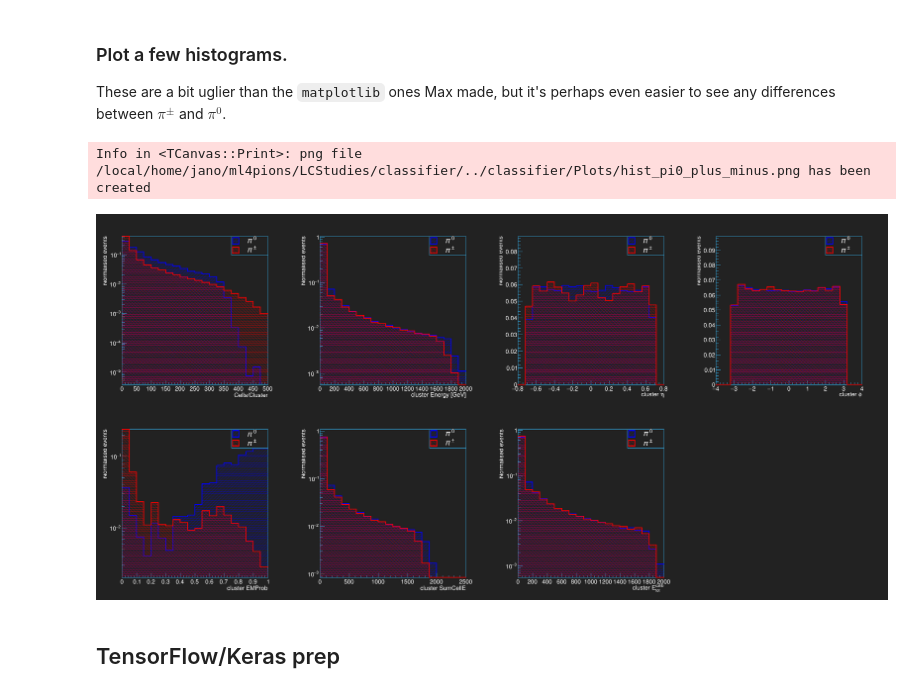
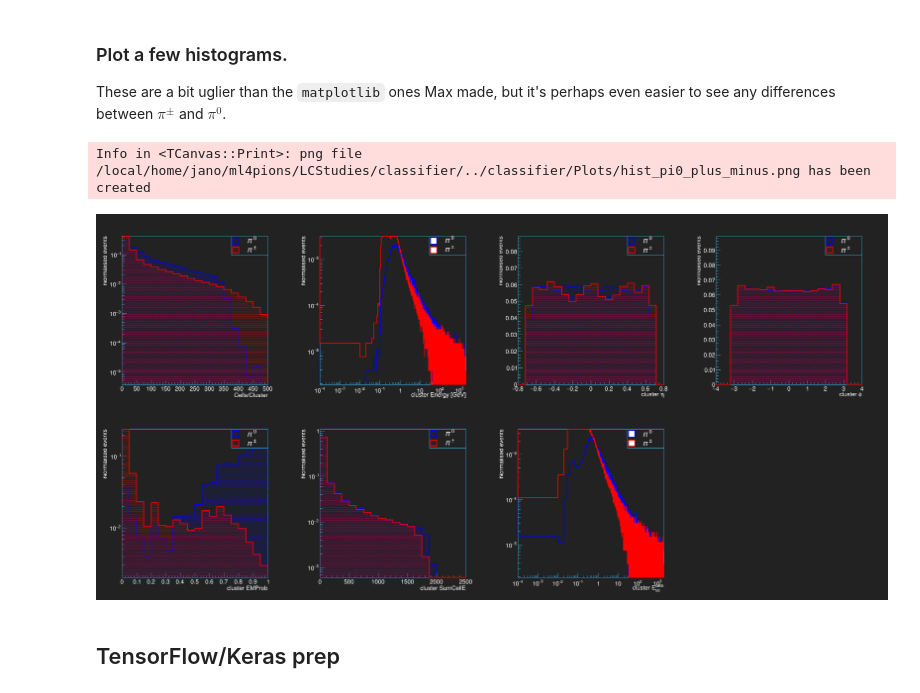
Before and after one commit to atlas-calo-ml/caloml-atlas, a Jupyter notebook: classifier/TopoClusterClassifier_Jan.ipynb, the cells around one changed output. Cells and saved outputs as stored; diff of their text form; code cells hidden in the pictures.

Commit message:
adding distribution matching and cutting to classifier data prep

```diff
--- a/classifier/TopoClusterClassifier_Jan.ipynb
+++ b/classifier/TopoClusterClassifier_Jan.ipynb
@@ -97,7 +97,7 @@ plt.rcParams.update(params)
 # %% [markdown]
 Now, we will import our data from the `ROOT` files.
 # %%
-source = 'pion'
+source = 'pion_legacy'
 
 if(source == 'pion_legacy'):
 
@@ -142,10 +142,13 @@ pdata,pcells = mu.setupPionData(
     n_max = 300000,
     verbose=True,
     load=True,
-    save=True,
+    save=False,
     filename=inputpath + 'tdata',
     match_distribution='cluster_ENG_CALIB_TOT',
-    match_binning = (20,0.,2000.)
+    match_binning = (20,0.,2000.),
+    cut_distribution='cluster_ENG_CALIB_TOT',
+    cut_value = .1,
+    cut_type='lower'
 )
 
 total = np.sum([len(x) for x in pdata.values()],dtype=int)
@@ -208,27 +209,29 @@ histos = []
 legends = []
 
 # Exhaustive list of quantities we want to plot. Note that some will not be available, depending on dataset provenance/age.
+n_bins_small = 20
+n_bins_large = int(2e5)
 qtys = [
-    ('cluster_nCells','Cells/Cluster',(0,500)),
-    ('clusterE','cluster Energy [GeV]',(0.,2000)),
-    ('cluster_E','cluster Energy [GeV]',(0.,2000)),
-    ('clusterEta','cluster #eta',(-0.8,0.8)),
-    ('cluster_Eta','cluster #eta',(-0.8,0.8)),
-    ('clusterPhi','cluster #phi',(-4.,4.)),
-    ('cluster_Phi','cluster #phi',(-4.,4.)),
-    ('cluster_EM_PROBABILITY','cluster EMProb',(0.,1.)),
-    ('cluster_sumCellE','cluster SumCellE',(0.,2500.)),
-    ('cluster_ENG_CALIB_TOT','cluster E^{calib}_{tot}',(0.,2000.))
+    ('cluster_nCells','Cells/Cluster',(n_bins_small,0,500)),
+    ('clusterE','cluster Energy [GeV]',(n_bins_large,1.0e-4,2.0e3)),
+    ('cluster_E','cluster Energy [GeV]',(n_bins_large,1.0e-4,2.0e3)),
+    ('clusterEta','cluster #eta',(n_bins_small,-0.8,0.8)),
+    ('cluster_Eta','cluster #eta',(n_bins_small,-0.8,0.8)),
+    ('clusterPhi','cluster #phi',(n_bins_small,-4.,4.)),
+    ('cluster_Phi','cluster #phi',(n_bins_small,-4.,4.)),
+    ('cluster_EM_PROBABILITY','cluster EMProb',(n_bins_small,0.,1.)),
+    ('cluster_sumCellE','cluster SumCellE',(n_bins_small,0.,2500.)),
+    ('cluster_ENG_CALIB_TOT','cluster E^{calib}_{tot}',(n_bins_large,1.0e-4,2.0e3))
 ]
+
+log_x = ['clusterE', 'cluster_E', 'cluster_ENG_CALIB_TOT']
+log_y = ['cluster_nCells','clusterE', 'cluster_E', 'cluster_EM_PROBABILITY', 'cluster_sumCellE', 'cluster_ENG_CALIB_TOT']
 
 qtys = [x for x in qtys if x[0] in branches]
 
 qty_labels = [x[1] for x in qtys]
 qty_ranges = [x[2] for x in qtys]
 qtys =       [x[0] for x in qtys]
-
-# qty_labels = ['Cells/Cluster', 'Cluster Energy [GeV]', 'Cluster #eta', 'Cluster #phi', 'Cluster EMProb', 'Cluster SumCellE']
-# qty_ranges = [(0,500), (50,200), (-0.8,0.8), (-4.,4.), (0.,1.), (0.,2500.)]
 
 # Set up a canvas.
 plot_size = 500
@@ -237,38 +240,43 @@ ny = 2
 n_pad = nx * ny
 canvas = rt.TCanvas('cluster_hists','c1',plot_size * nx,plot_size * ny)
 canvas.Divide(nx,ny)
 
 colors = {'pp':rt.kRed,'p0':rt.kBlue}
 styles = {'pp':3440, 'p0':3404}
 
 n_bins=20
 for i, (qty, label, rng) in enumerate(zip(qtys, qty_labels, qty_ranges)):
     canvas.cd(i+1)
     leg = rt.TLegend(0.7,0.8,0.9,0.9)
     for ptype, p in pdata.items():
-        hist = rt.TH1F('h_'+str(ptype)+'_'+str(qty),'',n_bins,rng[0],rng[1])
+        hist = rt.TH1F('h_'+str(ptype)+'_'+str(qty),'',rng[0],rng[1],rng[2])
         for entry in p[qty]: hist.Fill(entry)
         integral = hist.Integral()
         if(integral != 0): hist.Scale(1./hist.Integral())
         hist.SetLineColor(colors[ptype])
         hist.SetLineWidth(2)
-        hist.SetFillColorAlpha(colors[ptype],0.5)
-        hist.SetFillStyle(styles[ptype])
+
+        if(qty not in log_x):
+            hist.SetFillColorAlpha(colors[ptype],0.5)
+            hist.SetFillStyle(styles[ptype])
+
         hist.Draw('HIST SAME')
         hist.GetXaxis().SetTitle(label)
         hist.GetYaxis().SetTitle('Normalised events')
         hist.SetMaximum(1.5 * hist.GetMaximum())
         leg.AddEntry(hist,pi_latex[ptype],'f')
         leg.Draw()
         histos.append(hist)
         legends.append(leg)
-    if(qty in ['cluster_nCells','clusterE', 'cluster_E', 'cluster_EM_PROBABILITY', 'cluster_sumCellE', 'cluster_ENG_CALIB_TOT']): rt.gPad.SetLogy()
+
+    if(qty in log_x): rt.gPad.SetLogx()
+    if(qty in log_y): rt.gPad.SetLogy()
 canvas.Draw()
 
 canvas.SaveAs(plotpath+'hist_pi0_plus_minus.png')
 # %% [output]
 Info in <TCanvas::Print>: png file /local/home/jano/ml4pions/LCStudies/classifier/../classifier/Plots/hist_pi0_plus_minus.png has been created
-[figure, old version]
+[figure, new version]
 # %% [markdown]
 ## TensorFlow/Keras prep
 # %%
```
Also changed, not shown: parts of 1 cell of this notebook, 1 other file.
